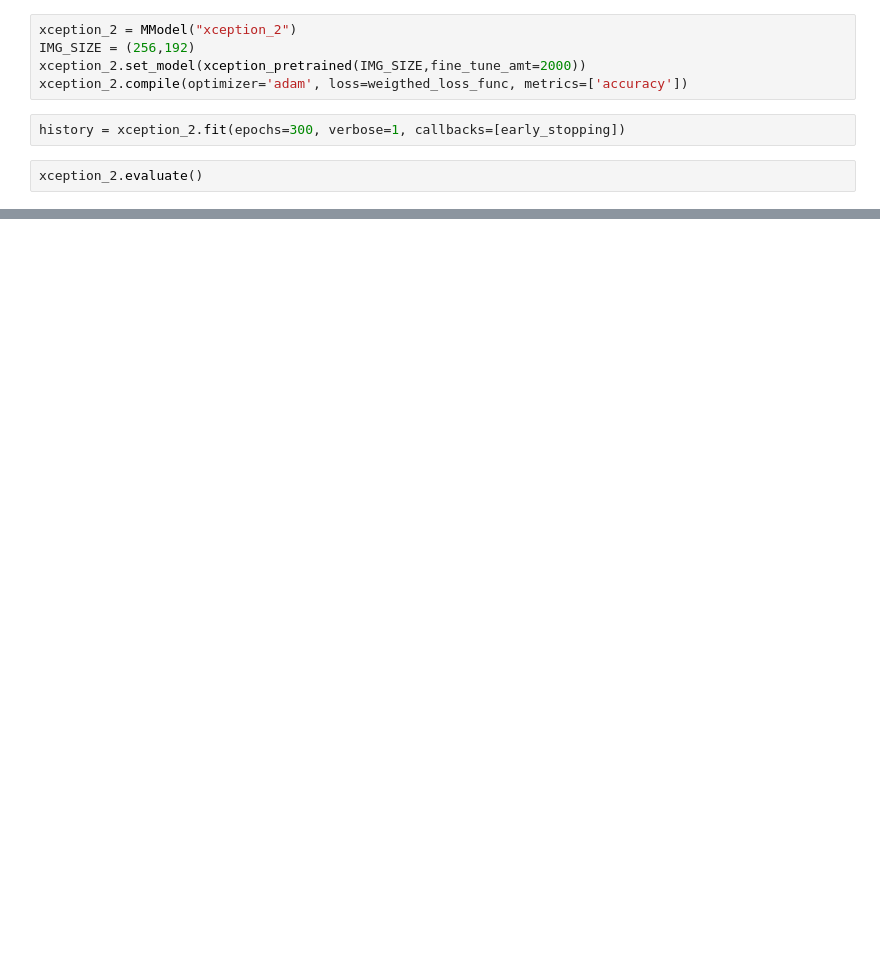
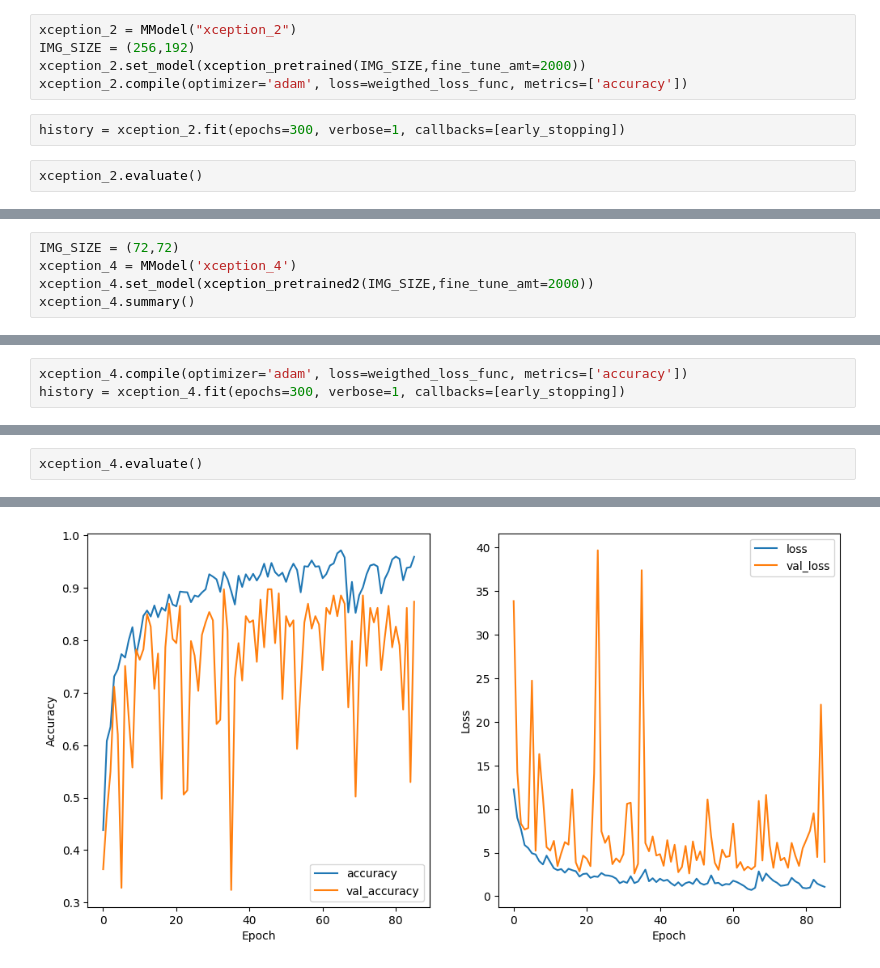
Before and after one commit to inessmatos/CAA_P1, a Jupyter notebook: transfer.ipynb, the cells around one changed output, grey strips where cells are left out. Drawn from its saved outputs; the diff is of its cells as text; blank space fills up the shorter version.

```diff
--- a/transfer.ipynb
+++ b/transfer.ipynb
@@ -796,0 +372,5 @@ xception_2.evaluate()
+# %%
+IMG_SIZE = (72,72)
+xception_4 = MModel('xception_4')
+xception_4.set_model(xception_pretrained2(IMG_SIZE,fine_tune_amt=2000))
+xception_4.summary()
@@ -796,0 +399,3 @@ xception_2.evaluate()
+# %%
+xception_4.compile(optimizer='adam', loss=weigthed_loss_func, metrics=['accuracy'])
+history = xception_4.fit(epochs=300, verbose=1, callbacks=[early_stopping])
@@ -796,0 +425,3 @@ xception_2.evaluate()
+# %%
+xception_4.evaluate()
+# %% [output]
@@ -796,0 +445 @@ xception_2.evaluate()
+[figure, added]
```
Also changed, not shown: parts of 32 cells of this notebook, 27 other files.
